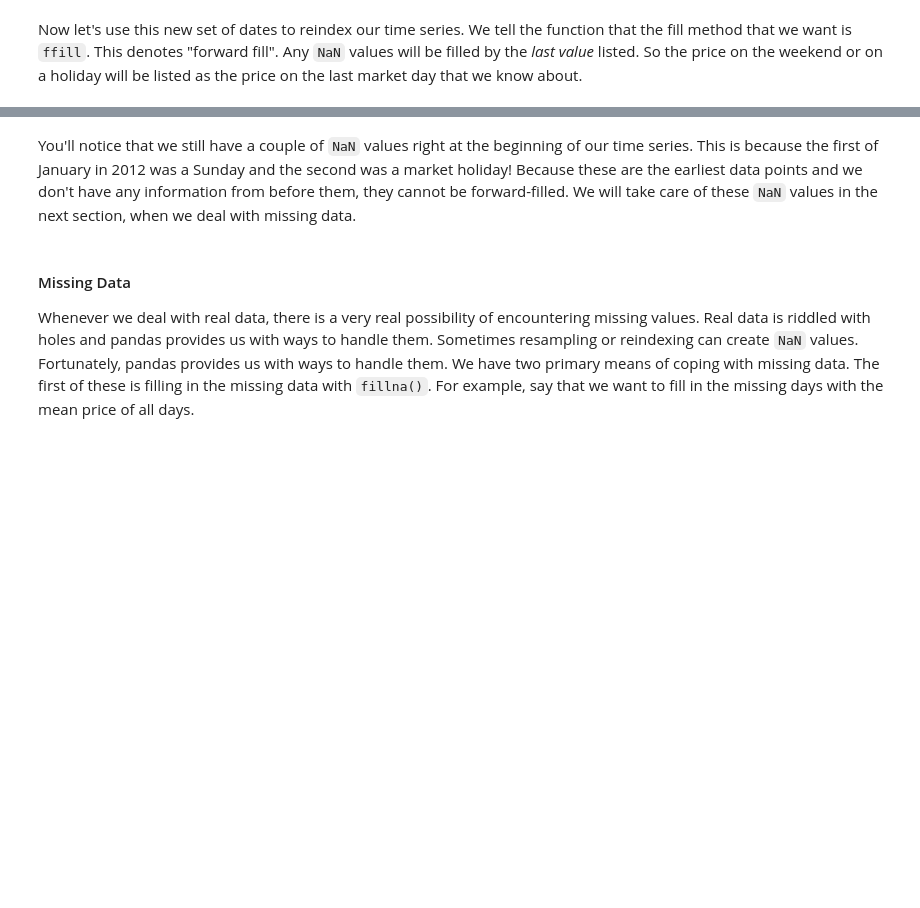
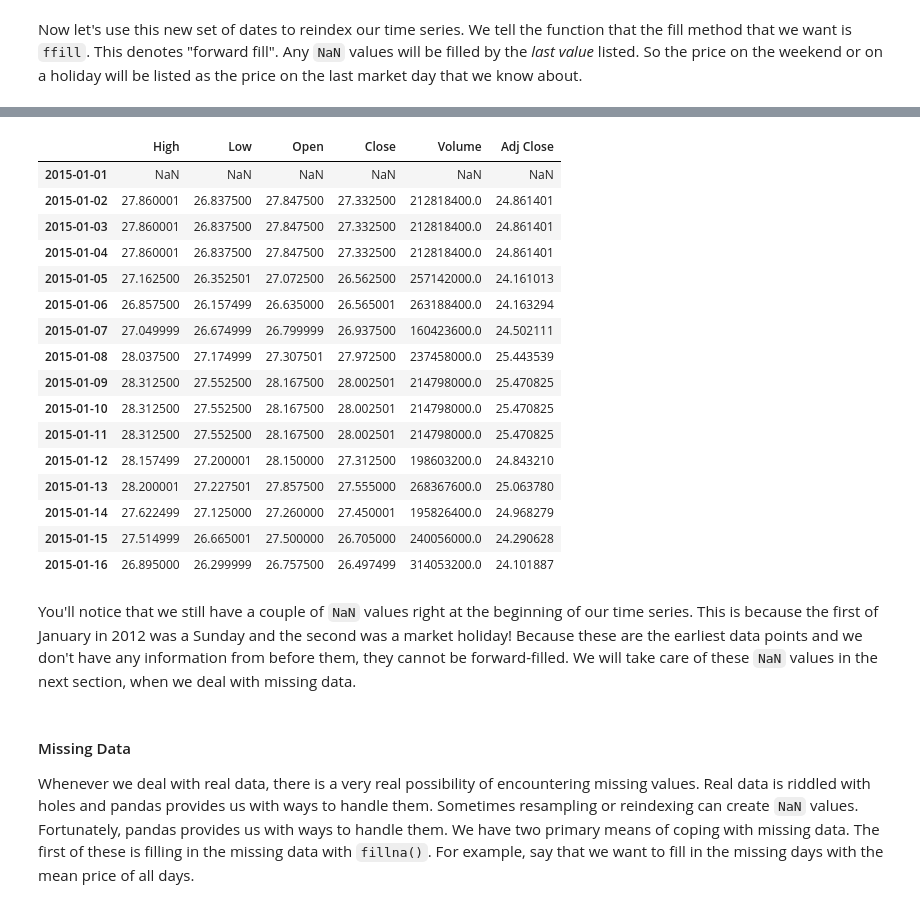
Before and after one commit to gapuentesr/MetNumUN2021I, a Jupyter notebook: Lab1/gapuentesrlecture4.ipynb, the cells around one changed output, grey strips where cells are left out. Cells and saved outputs as stored; diff of their text form; code cells hidden in the pictures; blank space fills up the shorter version.

```diff
--- a/Lab1/gapuentesrlecture4.ipynb
+++ b/Lab1/gapuentesrlecture4.ipynb
@@ -317,6 +317,11 @@ symbol = "AMZN"
 start = "2012-01-01"
 end = "2016-01-01"
 prices = pdr.get_data_yahoo(symbol, start= datetime.datetime(2012,1,1), end= datetime.datetime(2016,1,1))
+# %%
+symbol = "AAPL"
+start_2 = "2015-01-01"
+end_2 = "2020-01-01"
+precios = pdr.get_data_yahoo(symbol, start= datetime.datetime(2015,1,1), end= datetime.datetime(2020,1,1))
 # %% [markdown]
 We can display the first few elements of our series by using the `head()` method and specifying the number of elements that we want. The analogous method for the last few elements is `tail()`.
 # %%
@@ -332,0 +363,3 @@ print 'New name: ', prices.name
+# %%
+precios.name = 'Name'
+print ('New name: ', precios.name)
@@ -369,0 +523,3 @@ print calendar_dates
+# %%
+fechas_calendario = pd.date_range(start=start_2, end=end_2, freq='D')
+print (fechas_calendario)
@@ -375,3 +557,24 @@ calendar_prices.head(15)
+# %%
+precios_calendario = precios.reindex(fechas_calendario, method="ffill")
+precios_calendario.head(16)
+# %% [output]
+|  | High | Low | Open | Close | Volume | Adj Close |
+| 2015-01-01 | NaN | NaN | NaN | NaN | NaN | NaN |
+| 2015-01-02 | 27.860001 | 26.837500 | 27.847500 | 27.332500 | 212818400.0 | 24.861401 |
+| 2015-01-03 | 27.860001 | 26.837500 | 27.847500 | 27.332500 | 212818400.0 | 24.861401 |
+| 2015-01-04 | 27.860001 | 26.837500 | 27.847500 | 27.332500 | 212818400.0 | 24.861401 |
+| 2015-01-05 | 27.162500 | 26.352501 | 27.072500 | 26.562500 | 257142000.0 | 24.161013 |
+| 2015-01-06 | 26.857500 | 26.157499 | 26.635000 | 26.565001 | 263188400.0 | 24.163294 |
+| 2015-01-07 | 27.049999 | 26.674999 | 26.799999 | 26.937500 | 160423600.0 | 24.502111 |
+| 2015-01-08 | 28.037500 | 27.174999 | 27.307501 | 27.972500 | 237458000.0 | 25.443539 |
+| 2015-01-09 | 28.312500 | 27.552500 | 28.167500 | 28.002501 | 214798000.0 | 25.470825 |
+| 2015-01-10 | 28.312500 | 27.552500 | 28.167500 | 28.002501 | 214798000.0 | 25.470825 |
+| 2015-01-11 | 28.312500 | 27.552500 | 28.167500 | 28.002501 | 214798000.0 | 25.470825 |
+| 2015-01-12 | 28.157499 | 27.200001 | 28.150000 | 27.312500 | 198603200.0 | 24.843210 |
+| 2015-01-13 | 28.200001 | 27.227501 | 27.857500 | 27.555000 | 268367600.0 | 25.063780 |
+| 2015-01-14 | 27.622499 | 27.125000 | 27.260000 | 27.450001 | 195826400.0 | 24.968279 |
+| 2015-01-15 | 27.514999 | 26.665001 | 27.500000 | 26.705000 | 240056000.0 | 24.290628 |
+| 2015-01-16 | 26.895000 | 26.299999 | 26.757500 | 26.497499 | 314053200.0 | 24.101887 |
 # %% [markdown]
 You'll notice that we still have a couple of `NaN` values right at the beginning of our time series. This is because the first of January in 2012 was a Sunday and the second was a market holiday! Because these are the earliest data points and we don't have any information from before them, they cannot be forward-filled. We will take care of these `NaN` values in the next section, when we deal with missing data.
 # %% [markdown]
```
Also changed, not shown: parts of 19 cells of this notebook.
